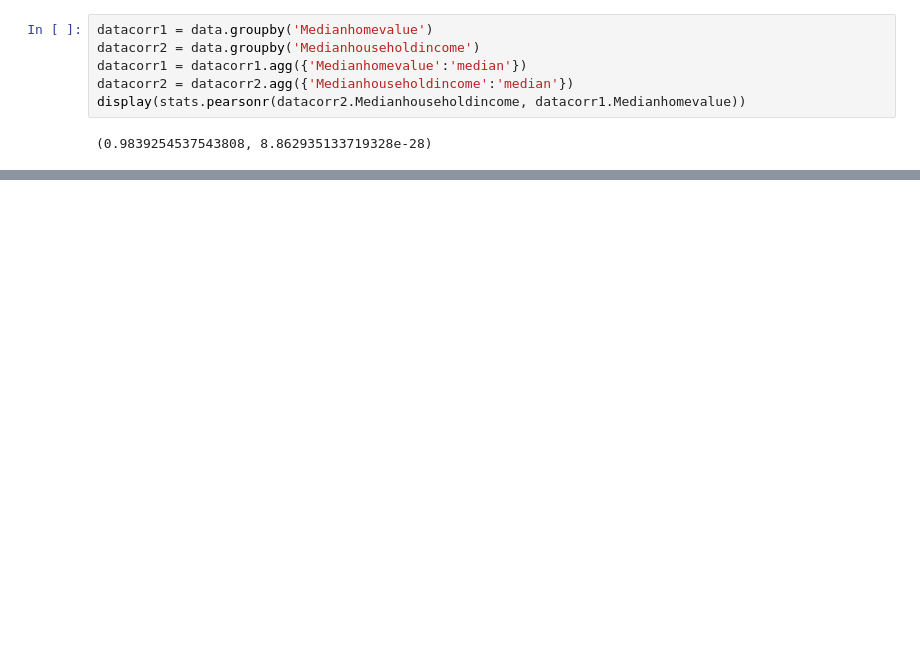
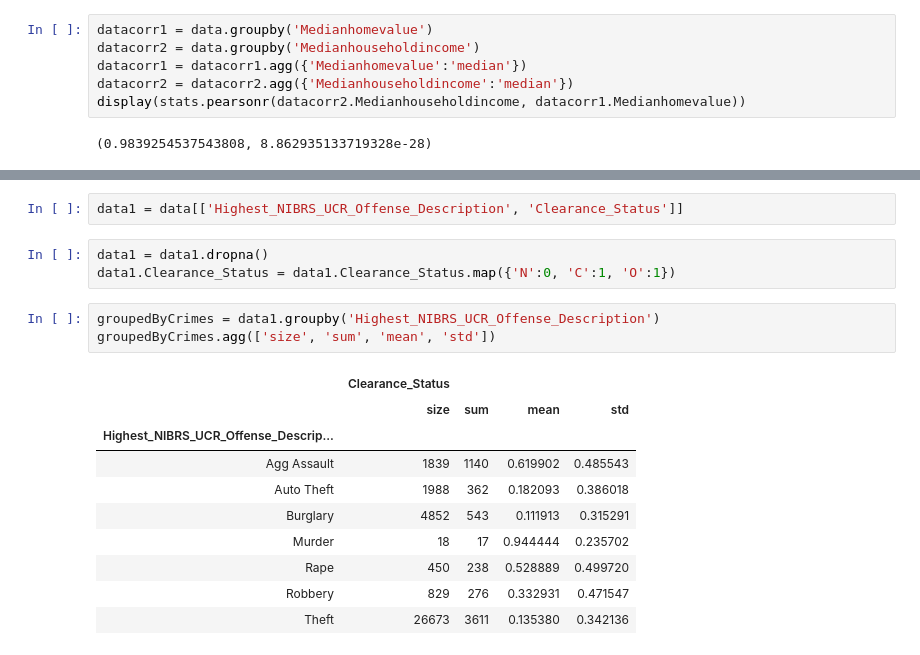
Before and after one commit to colbywight/project2, a Jupyter notebook: project2/project2.ipynb, the cells around one changed output, grey strips where cells are left out. Cells and saved outputs as stored; diff of their text form; blank space fills up the shorter version.

```diff
--- a/project2/project2.ipynb
+++ b/project2/project2.ipynb
@@ -455,0 +462,19 @@ display(stats.pearsonr(datacorr2.Medianhouseholdincome, datacorr1.Medianhomevalu
+# %%
+data1 = data[['Highest_NIBRS_UCR_Offense_Description', 'Clearance_Status']]
+# %%
+data1 = data1.dropna()
+data1.Clearance_Status = data1.Clearance_Status.map({'N':0, 'C':1, 'O':1})
+# %%
+groupedByCrimes = data1.groupby('Highest_NIBRS_UCR_Offense_Description')
+groupedByCrimes.agg(['size', 'sum', 'mean', 'std'])
+# %% [output]
+|  | Clearance_Status |  |  |  |
+|  | size | sum | mean | std |
+| Highest_NIBRS_UCR_Offense_Descrip... |  |  |  |  |
+| Agg Assault | 1839 | 1140 | 0.619902 | 0.485543 |
+| Auto Theft | 1988 | 362 | 0.182093 | 0.386018 |
+| Burglary | 4852 | 543 | 0.111913 | 0.315291 |
+| Murder | 18 | 17 | 0.944444 | 0.235702 |
+| Rape | 450 | 238 | 0.528889 | 0.499720 |
+| Robbery | 829 | 276 | 0.332931 | 0.471547 |
+| Theft | 26673 | 3611 | 0.135380 | 0.342136 |
```
Also changed, not shown: parts of 8 cells of this notebook, 2 other files.
